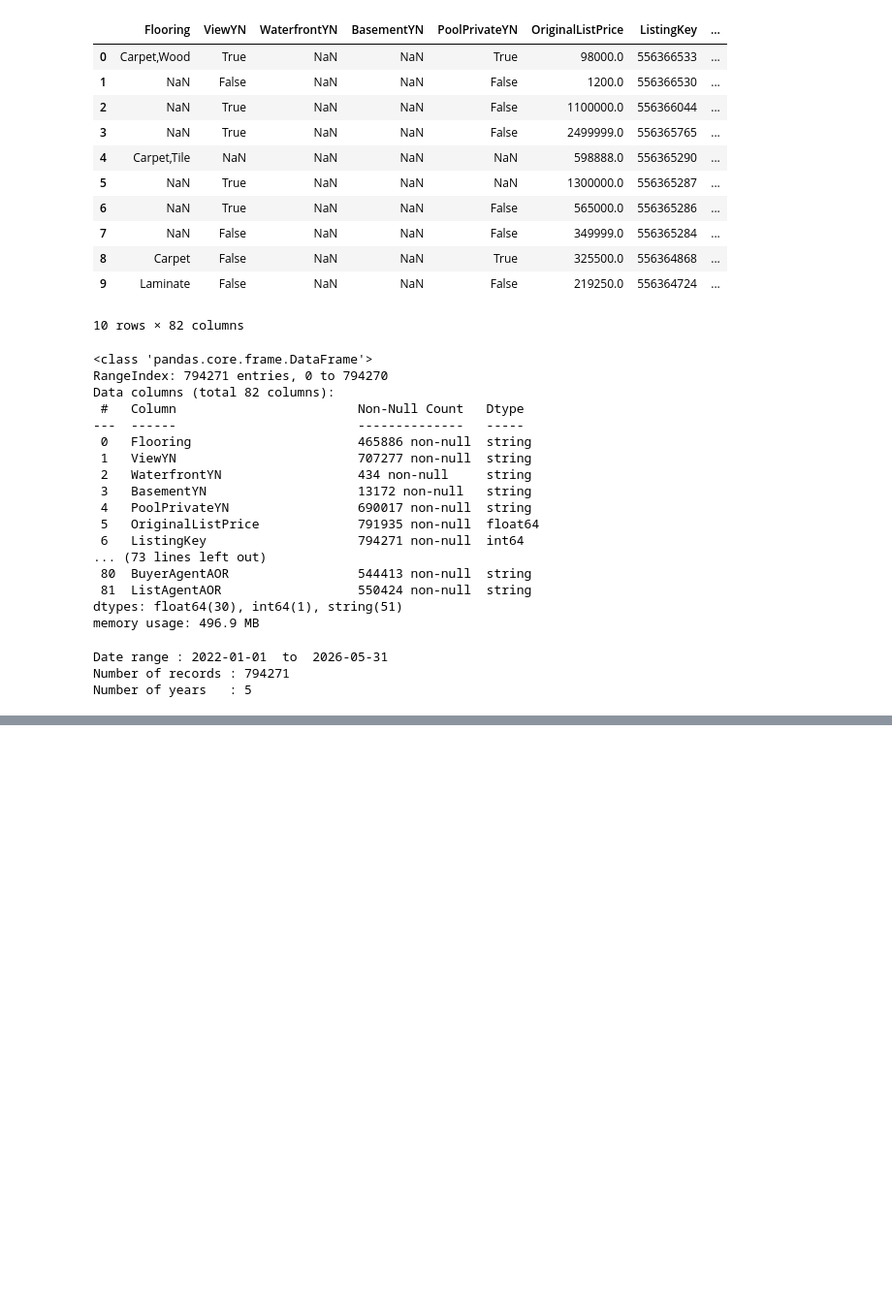
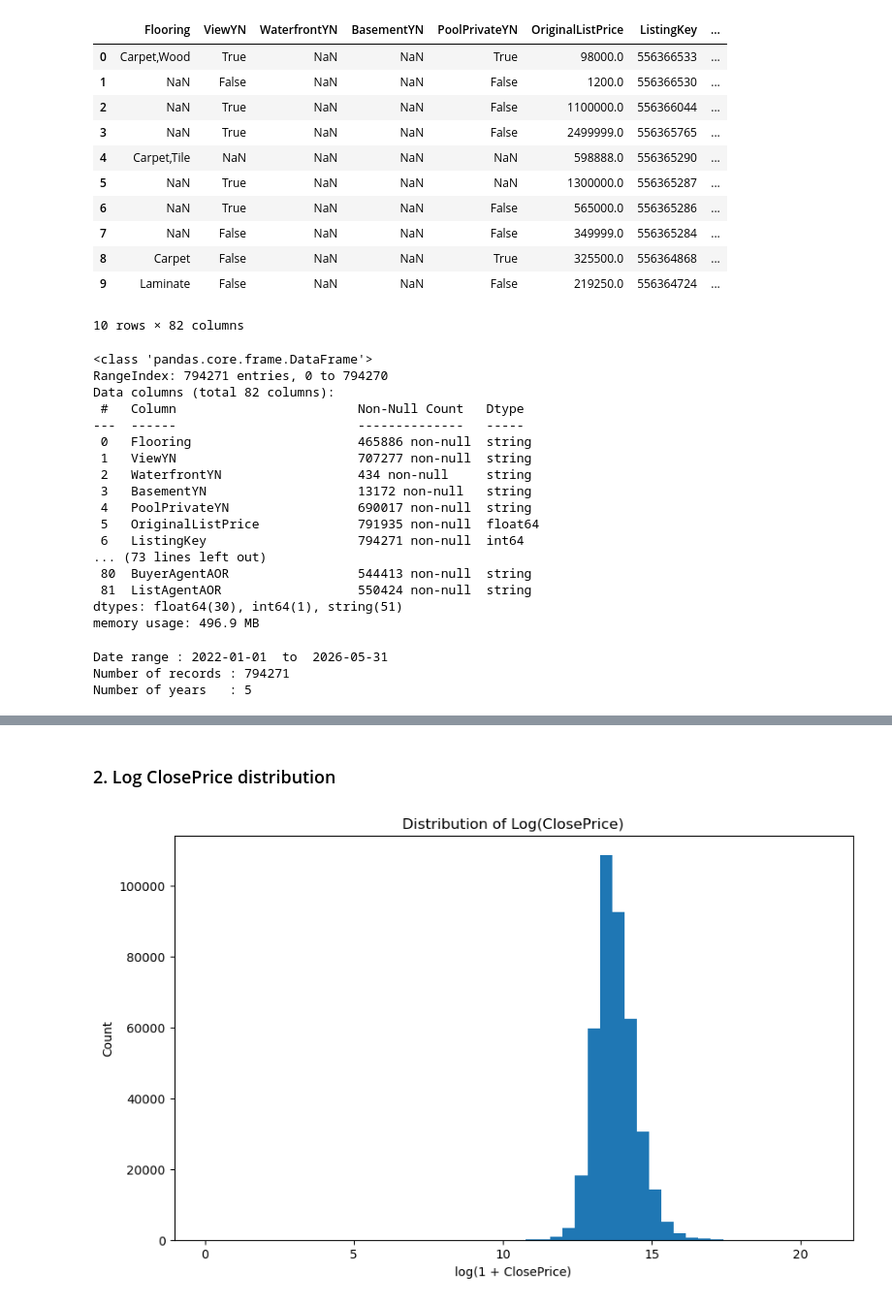
Before and after one commit to jasperfc/IDX-Exchange, a Jupyter notebook: Notebook/notebook_01_exploration.ipynb, the cells around one changed output, grey strips where cells are left out. Shown at 97% size. Saved outputs shown, nothing was run; the diff lists cells and outputs as text; code cells hidden in the pictures; blank space fills up the shorter version.

```diff
--- a/Notebook/notebook_01_exploration.ipynb
+++ b/Notebook/notebook_01_exploration.ipynb
@@ -84,0 +146,11 @@ ValueError: The truth value of a Series is ambiguous. Use a.empty, a.bool(), a.i
+# %% [markdown]
+### 2. Log ClosePrice distribution
+# %%
+plt.figure(figsize = (10, 6))
+plt.hist(np.log1p(df["ClosePrice"].dropna()), bins = 50)
+plt.title("Distribution of Log(ClosePrice)")
+plt.xlabel("log(1 + ClosePrice)")
+plt.ylabel("Count")
+plt.show()
+# %% [output]
+[figure, added]
```
Also changed, not shown: parts of 31 cells of this notebook.
